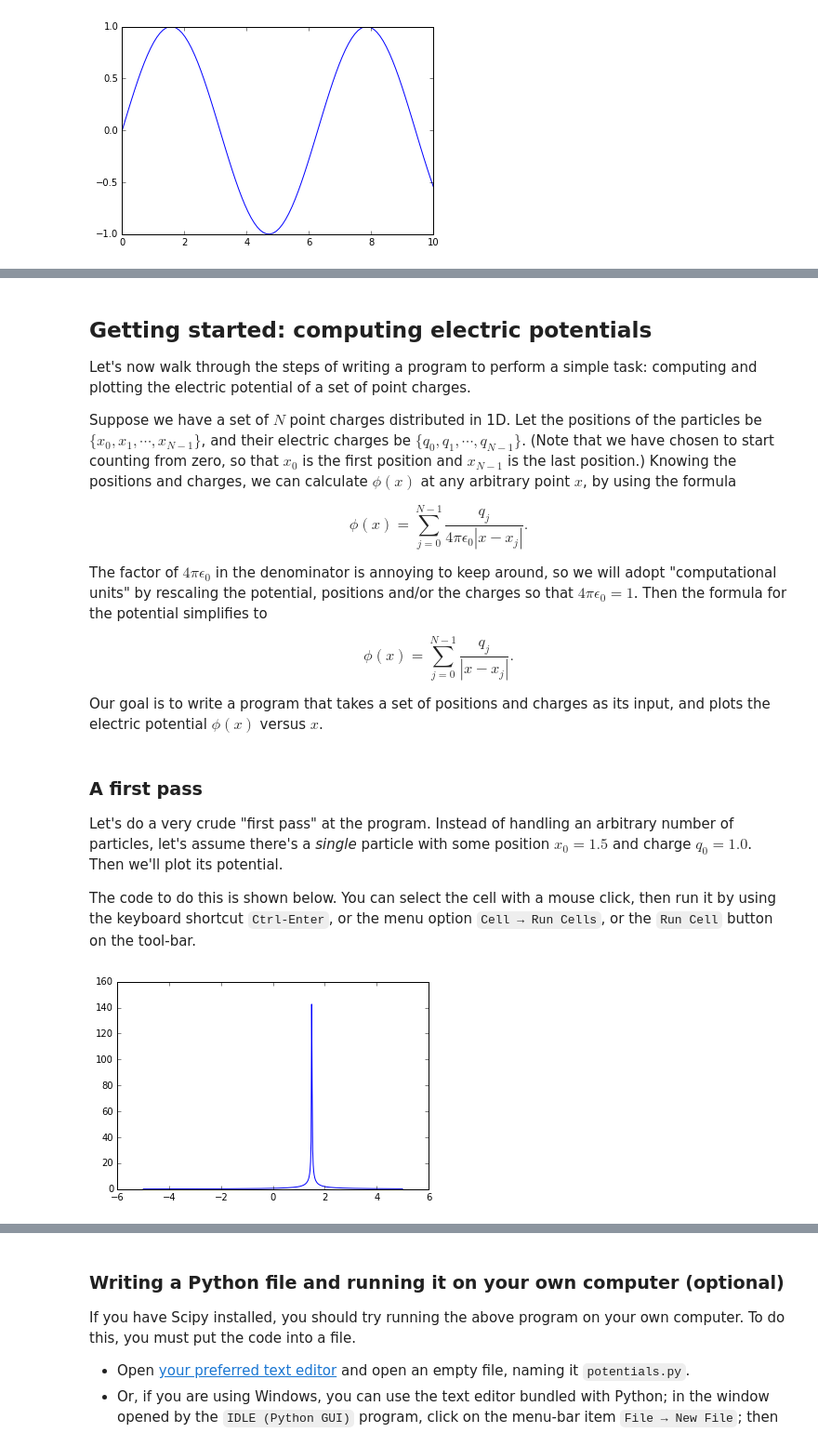
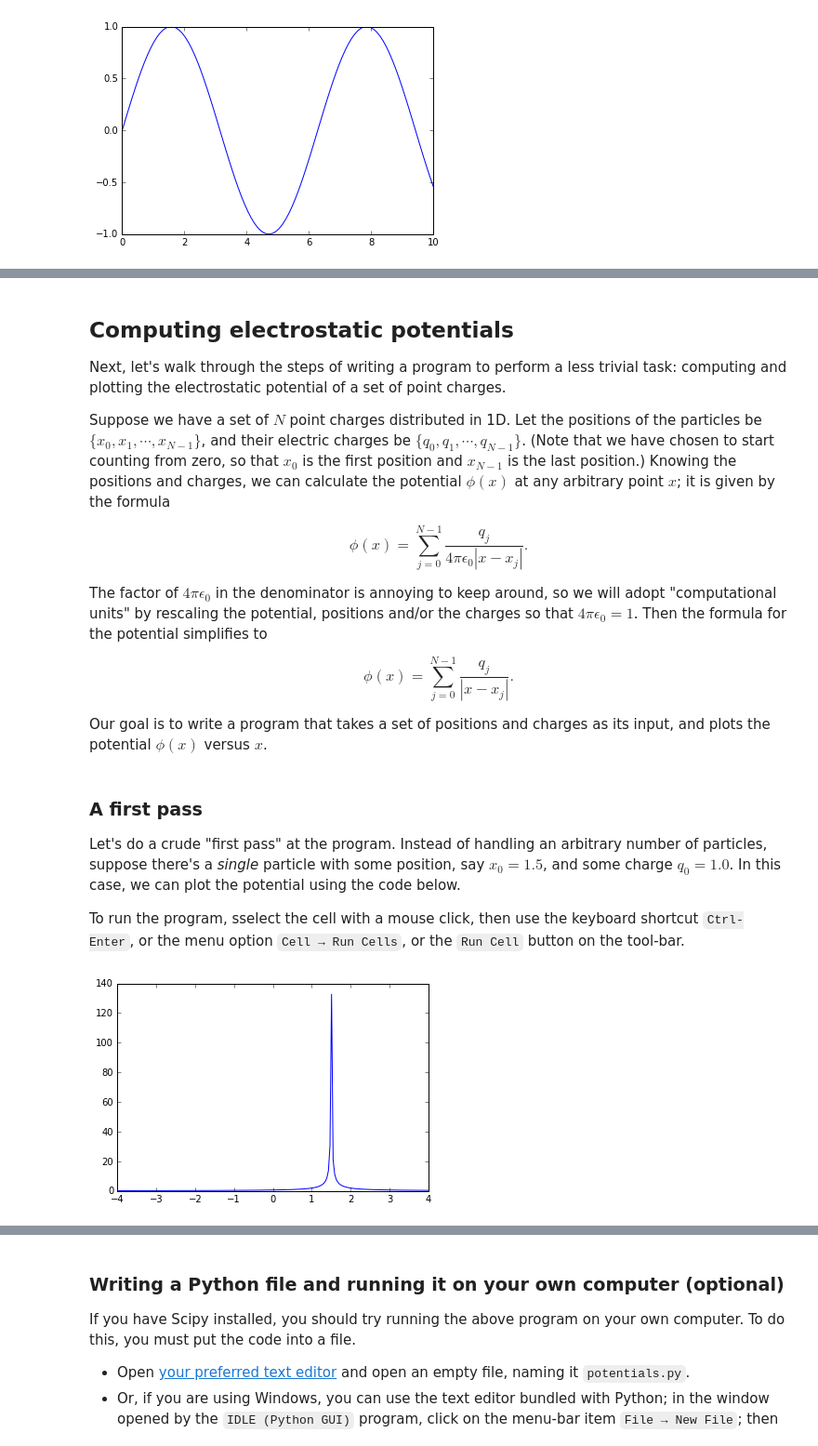
Before and after one commit to seewhydee/ntuphys_nb, a Jupyter notebook: PH4505/00_tutorial.ipynb, the cells around one changed output, grey strips where cells are left out. Shown at 93% size. Drawn from its saved outputs; the diff is of its cells as text; code cells hidden in the pictures.

```diff
--- a/PH4505/00_tutorial.ipynb
+++ b/PH4505/00_tutorial.ipynb
@@ -75,9 +75,9 @@ If you don't understand *why* the above lines do what they do, don't worry.  Let
 # %% [markdown]
-## Getting started: computing electric potentials
+## Computing electrostatic potentials
 
-Let's now walk through the steps of writing a program to perform a simple task: computing and plotting the electric potential of a set of point charges.
+Next, let's walk through the steps of writing a program to perform a less trivial task: computing and plotting the electrostatic potential of a set of point charges.
 
-Suppose we have a set of $N$ point charges distributed in 1D.  Let the positions of the particles be $\{x_0, x_1, \cdots, x_{N-1}\}$, and their electric charges be $\{q_0, q_1, \cdots, q_{N-1}\}$.  (Note that we have chosen to start counting from zero, so that $x_0$ is the first position and $x_{N-1}$ is the last position.) Knowing the positions and charges, we can calculate $\phi(x)$ at any arbitrary point $x$, by using the formula
+Suppose we have a set of $N$ point charges distributed in 1D.  Let the positions of the particles be $\{x_0, x_1, \cdots, x_{N-1}\}$, and their electric charges be $\{q_0, q_1, \cdots, q_{N-1}\}$.  (Note that we have chosen to start counting from zero, so that $x_0$ is the first position and $x_{N-1}$ is the last position.) Knowing the positions and charges, we can calculate the potential $\phi(x)$ at any arbitrary point $x$; it is given by the formula
 
 $$\phi(x) = \sum_{j=0}^{N-1} \frac{q_j}{4 \pi \epsilon_0 |x-x_j|}.$$
 
@@ -85,26 +85,27 @@ The factor of $4 \pi \epsilon_0$ in the denominator is annoying to keep around,
 
 $$\phi(x) = \sum_{j=0}^{N-1} \frac{q_j}{|x-x_j|}.$$
 
-Our goal is to write a program that takes a set of positions and charges as its input, and plots the electric potential $\phi(x)$ versus $x$.
+Our goal is to write a program that takes a set of positions and charges as its input, and plots the potential $\phi(x)$ versus $x$.
 # %% [markdown]
 ### A first pass
 
-Let's do a very crude "first pass" at the program.  Instead of handling an arbitrary number of particles, let's assume there's a *single* particle with some position $x_0 = 1.5$ and charge $q_0 = 1.0$.  Then we'll plot its potential.
+Let's do a crude "first pass" at the program.  Instead of handling an arbitrary number of particles, suppose there's a *single* particle with some position, say $x_0 = 1.5$, and some charge $q_0 = 1.0$. In this case, we can plot the potential using the code below.
 
-The code to do this is shown below.  You can select the cell with a mouse click, then run it by using the keyboard shortcut <code>Ctrl-Enter</code>, or the menu option <code>Cell &rarr; Run Cells</code>, or the <code>Run Cell</code> button on the tool-bar.
+To run the program, sselect the cell with a mouse click, then use the keyboard shortcut <code>Ctrl-Enter</code>, or the menu option <code>Cell &rarr; Run Cells</code>, or the <code>Run Cell</code> button on the tool-bar.
+<a name="example0"></a>
 # %%
 %matplotlib inline
 from scipy import *
 import matplotlib.pyplot as plt
 
 x0 = 1.5
 q0 = 1.0
 
-x   = linspace(-5.0, 5.0, 500)
+x   = linspace(-4.0, 4.0, 200)
 phi = q0 / abs(x - x0)
 
 plt.plot(x, phi)
 plt.show()
 # %% [output]
-[figure, old version]
+[figure, new version]
 # %% [markdown]
```
Also changed, not shown: parts of 11 cells of this notebook.
